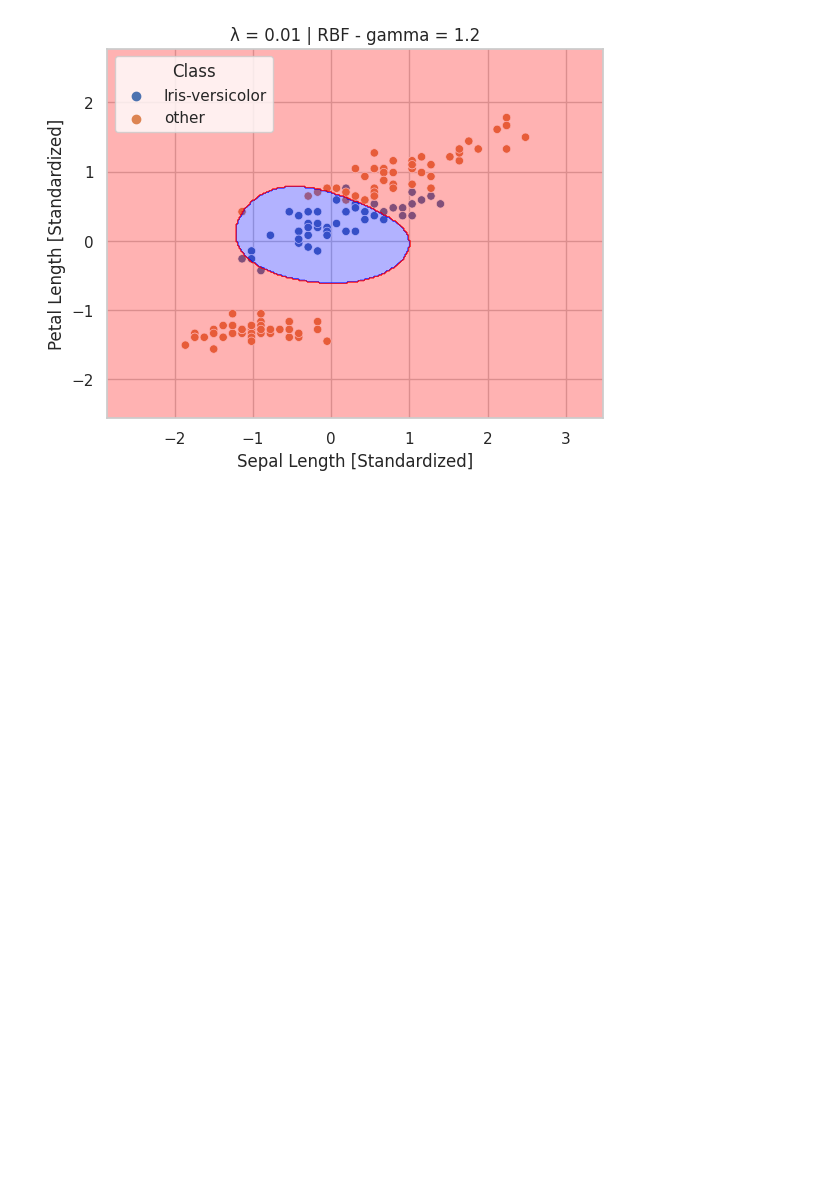
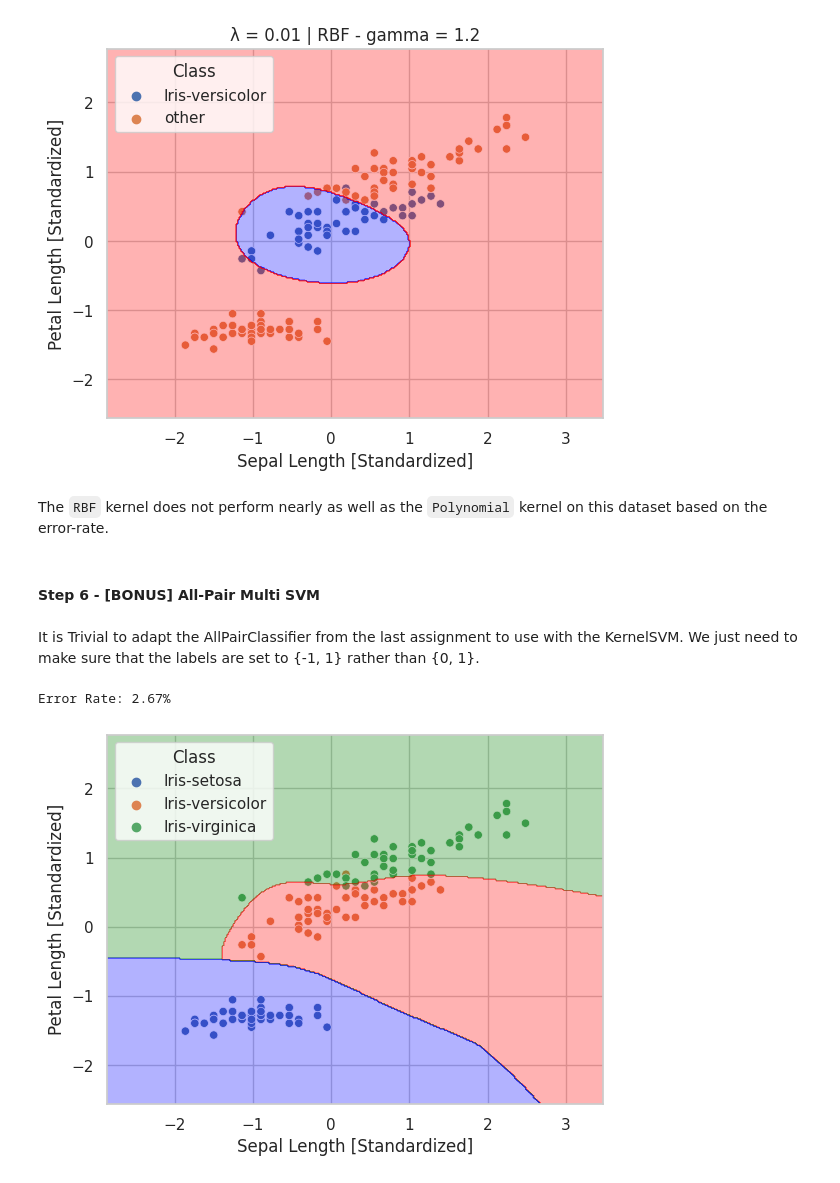
Before and after one commit to UlascanErsoy/ECEN427-TAMU, a Jupyter notebook: hw3/hw3.ipynb, the cells around one changed output. Drawn from its saved outputs; the diff is of its cells as text; code cells hidden in the pictures; blank space fills up the shorter version.

```diff
--- a/hw3/hw3.ipynb
+++ b/hw3/hw3.ipynb
@@ -374,3 +369,9 @@ print(f"Success Rate: {100 - error_rate:.2f}%")
 # %% [output]
 Success Rate: 88.00%
 [figure]
+# %% [markdown]
+The `RBF` kernel does not perform nearly as well as the `Polynomial` kernel on this dataset based on the error-rate.
+# %% [markdown]
+<h4 id="step6">Step 6 - [BONUS] All-Pair Multi SVM</h4>
+# %% [markdown]
+It is Trivial to adapt the AllPairClassifier from the last assignment to use with the KernelSVM. We just need to make sure that the labels are set to {-1, 1} rather than {0, 1}.
@@ -376,0 +483,47 @@ Success Rate: 88.00%
+# %%
+def prepare_data_multi(df: pd.DataFrame,
+                 features: List[str],
+                 class_row: str = "Class") -> (np.ndarray, np.ndarray):
+    """Prepare the dataframe into input and target arrays
+    :param df: pandas dataframe containing feature and target vectors
+    :type df: DataFrame
+    :param features: row names of features as a list
+    :type features: List of strings
+    :param class_row: Row name of target vector
+    :type class_row: str (default = "Class")
+    :returns: X , y
+    :rtype: np.ndarray , np.ndarray
+    """
+    id_map = {name: idx
+                for idx, name in enumerate(set(df[class_row]))
+                }
+
+    y = df[class_row]\
+            .apply(lambda x: id_map[x])\
+            .to_numpy()
+
+    X = df[features].to_numpy()
+
+    return X , y
+# %%
+multi_model = AllPairClassifier(
+    model_class=KernelSVM,
+    n=100,
+    reg=0.1,
+    kernel=Kernels.polynomial(6)
+)
+X, y = prepare_data_multi(df, features)
+multi_model.train(X, y)
+
+splt = seaborn.scatterplot(x='Sepal Length [Standardized]',
+                    y='Petal Length [Standardized]',
+                    hue='Class',
+                    data=df)
+multi_model.draw_decision_boundary(X)
+predict = multi_model.predict(X)
+
+error_rate = 100 * (len(y) - np.equal(predict,y).sum())/len(y)
+print(f"Error Rate: {error_rate:.2f}%")
+# %% [output]
+Error Rate: 2.67%
+[figure, added]
```
Also changed, not shown: parts of 9 cells of this notebook.
